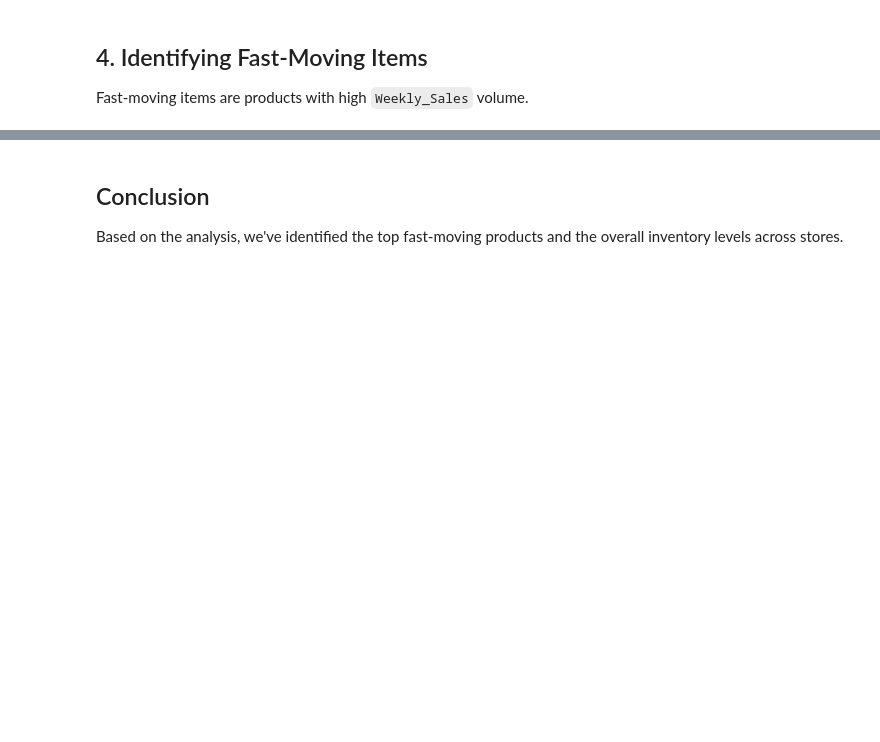
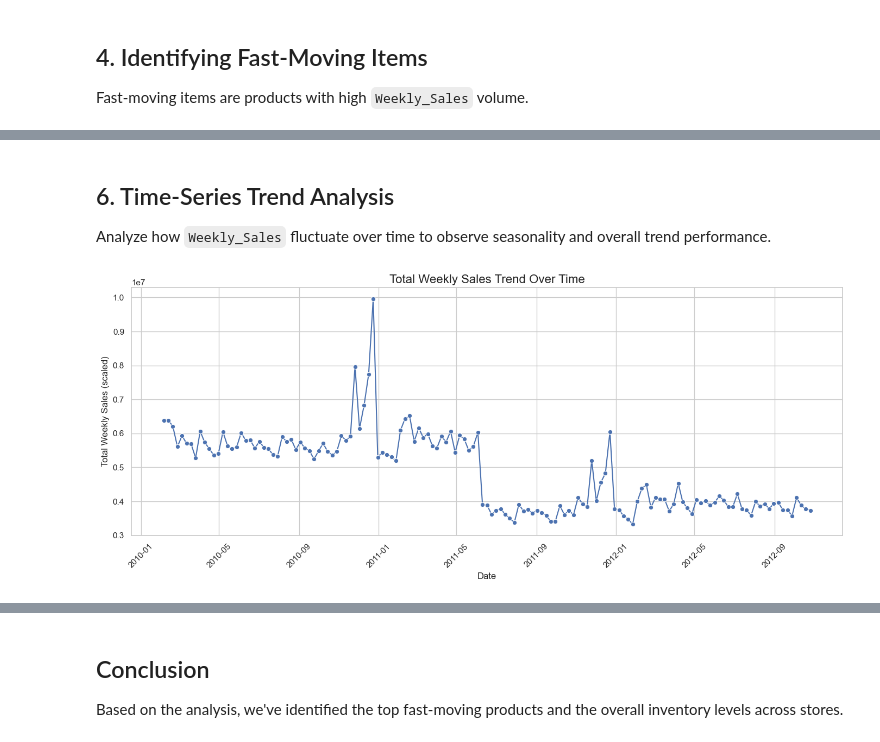
Before and after one commit to yashwanthjack/Retail-Inventory-Management-Analysis, a Jupyter notebook: inventory-data-analysis.ipynb, the cells around one changed output, grey strips where cells are left out. Drawn from its saved outputs; the diff is of its cells as text; code cells hidden in the pictures; blank space fills up the shorter version.

Commit message:
Enhance academic portfolio with Time-Series, Correlation Heatmaps, and Demand Forecast analysis

```diff
--- a/inventory-data-analysis.ipynb
+++ b/inventory-data-analysis.ipynb
@@ -62,0 +115,26 @@ print(top_10_items.head(5))
+# %%
+# Convert Date to datetime format
+df['Date'] = pd.to_datetime(df['Date'], format='%d-%m-%Y')
+df = df.sort_values(by='Date')
+
+# Feature Engineering: Extract Month and Year
+df['Month'] = df['Date'].dt.month
+df['Year'] = df['Date'].dt.year
+# %% [markdown]
+## 6. Time-Series Trend Analysis
+
+Analyze how `Weekly_Sales` fluctuate over time to observe seasonality and overall trend performance.
+# %%
+# Aggregate weekly sales over time
+weekly_sales_trend = df.groupby('Date')['Weekly_Sales'].sum().reset_index()
+
+plt.figure(figsize=(14, 6))
+sns.lineplot(data=weekly_sales_trend, x='Date', y='Weekly_Sales', marker='o', color='b')
+plt.title('Total Weekly Sales Trend Over Time', fontsize=16)
+plt.xlabel('Date', fontsize=12)
+plt.ylabel('Total Weekly Sales (scaled)', fontsize=12)
+plt.xticks(rotation=45)
+plt.tight_layout()
+plt.show()
+# %% [output]
+[figure, added]
```
Also changed, not shown: parts of 9 cells of this notebook, 1 other file.
